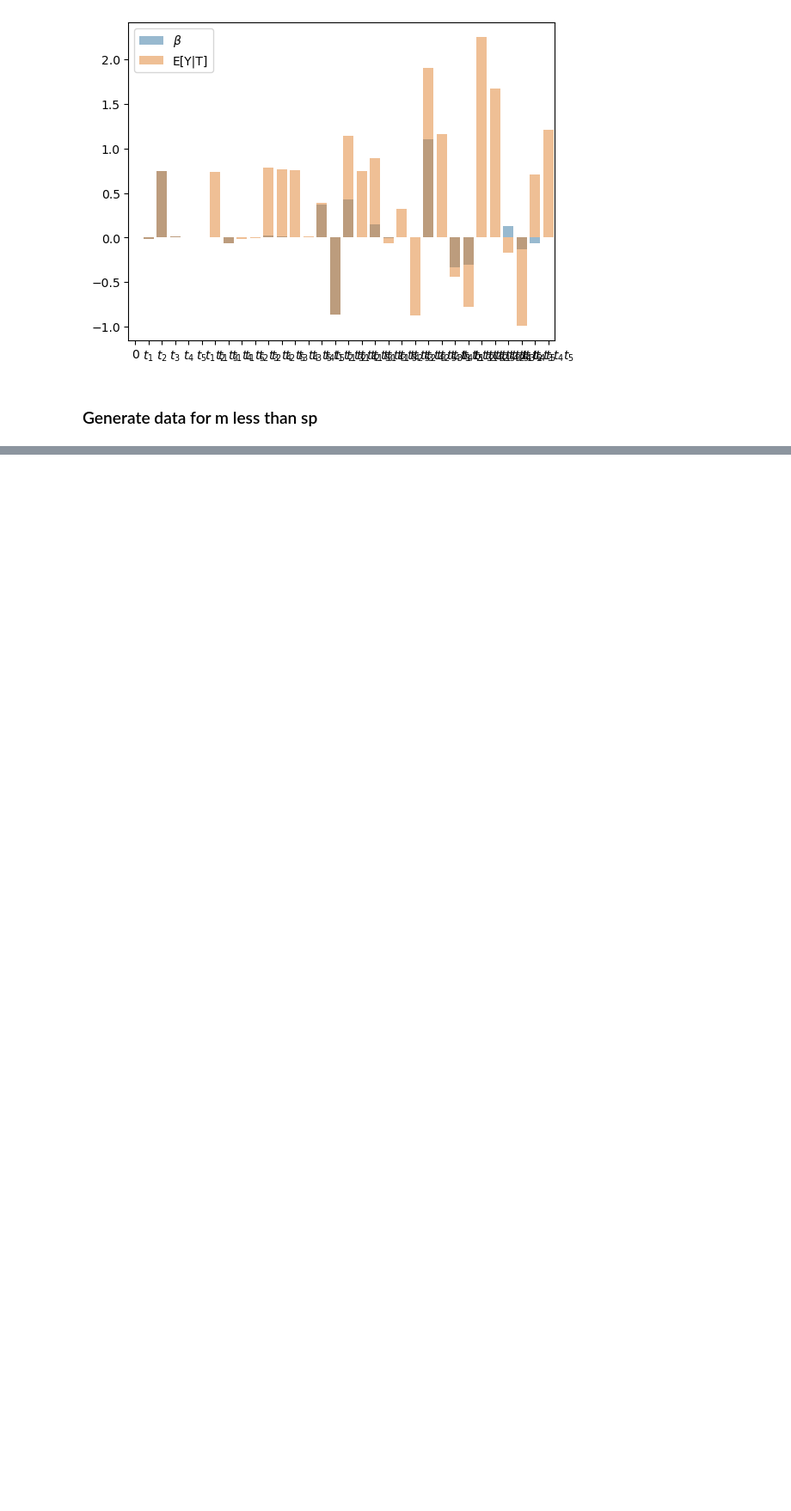
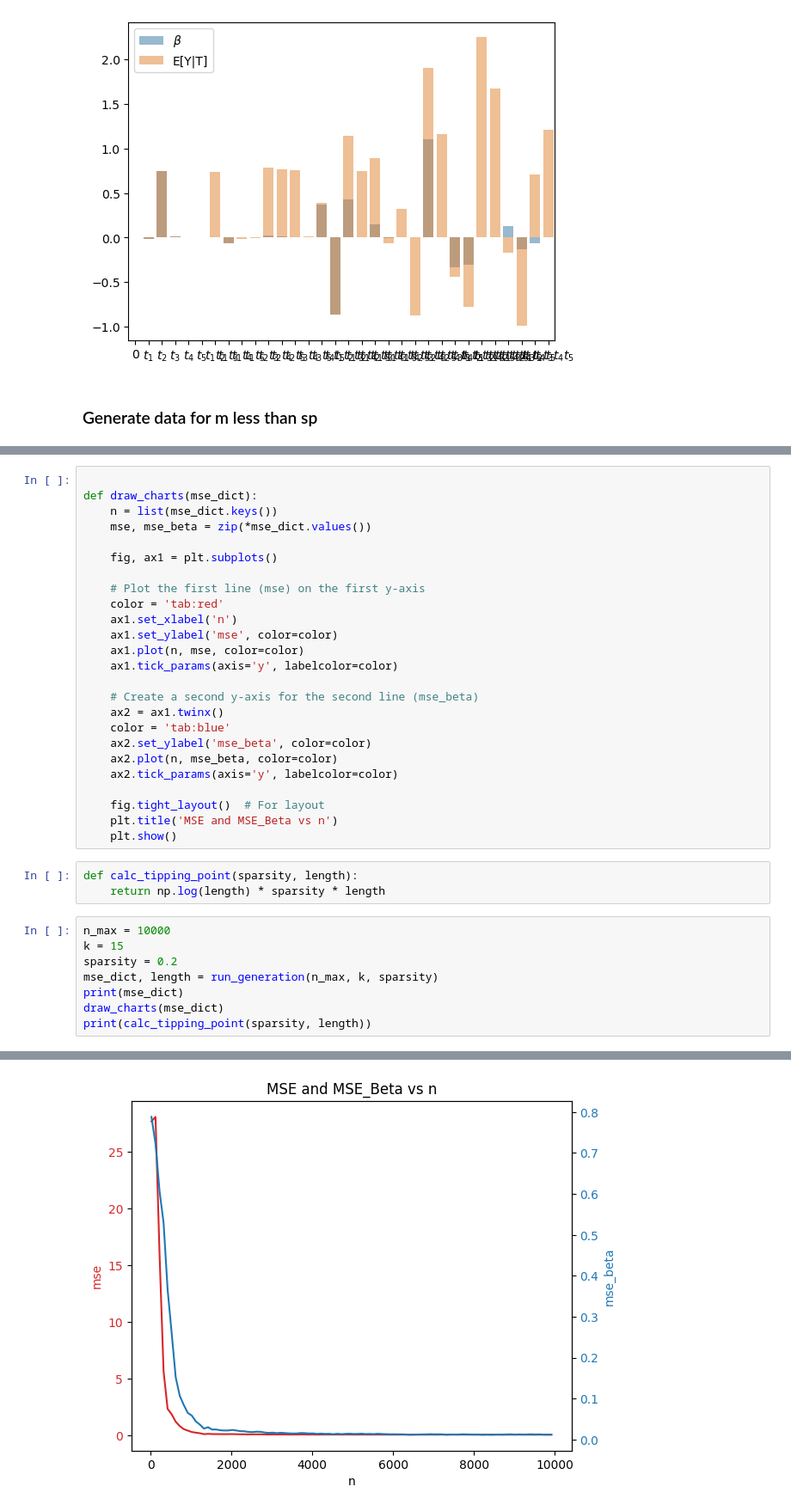
Before and after one commit to qc2321/causal-factorial, a Jupyter notebook: lasso.ipynb, the cells around one changed output, grey strips where cells are left out. Shown: that part at 86% size. Cells and saved outputs as stored; diff of their text form; blank space fills up the shorter version.

Commit message:
funcitonality for generating graphs of errors

```diff
--- a/lasso.ipynb
+++ b/lasso.ipynb
@@ -439,0 +466,37 @@ for n in range(1, 10000, 20):
+# %%
+
+def draw_charts(mse_dict):
+    n = list(mse_dict.keys())
+    mse, mse_beta = zip(*mse_dict.values())
+
+    fig, ax1 = plt.subplots()
+
+    # Plot the first line (mse) on the first y-axis
+    color = 'tab:red'
+    ax1.set_xlabel('n')
+    ax1.set_ylabel('mse', color=color)
+    ax1.plot(n, mse, color=color)
+    ax1.tick_params(axis='y', labelcolor=color)
+
+    # Create a second y-axis for the second line (mse_beta)
+    ax2 = ax1.twinx()
+    color = 'tab:blue'
+    ax2.set_ylabel('mse_beta', color=color)
+    ax2.plot(n, mse_beta, color=color)
+    ax2.tick_params(axis='y', labelcolor=color)
+
+    fig.tight_layout()  # For layout
+    plt.title('MSE and MSE_Beta vs n')
+    plt.show()
+# %%
+def calc_tipping_point(sparsity, length):
+    return np.log(length) * sparsity * length
+# %%
+n_max = 10000
+k = 15
+sparsity = 0.2
+mse_dict, length = run_generation(n_max, k, sparsity)
+print(mse_dict)
+draw_charts(mse_dict)
+print(calc_tipping_point(sparsity, length))
+# %% [output]
@@ -439,0 +504 @@ for n in range(1, 10000, 20):
+[figure, added]
```
Also changed, not shown: parts of 4 cells of this notebook.
